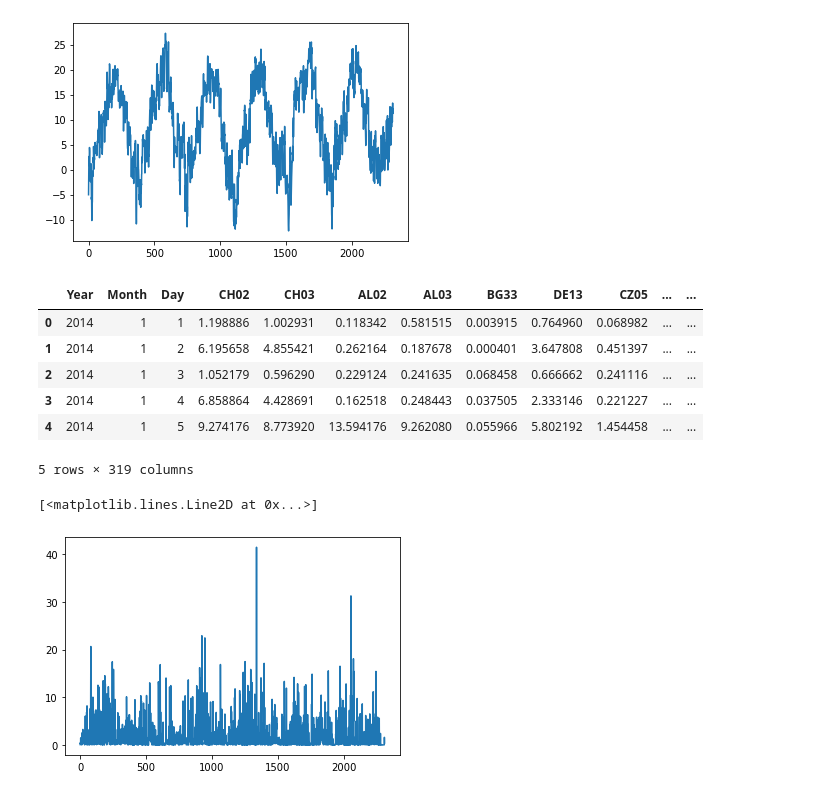
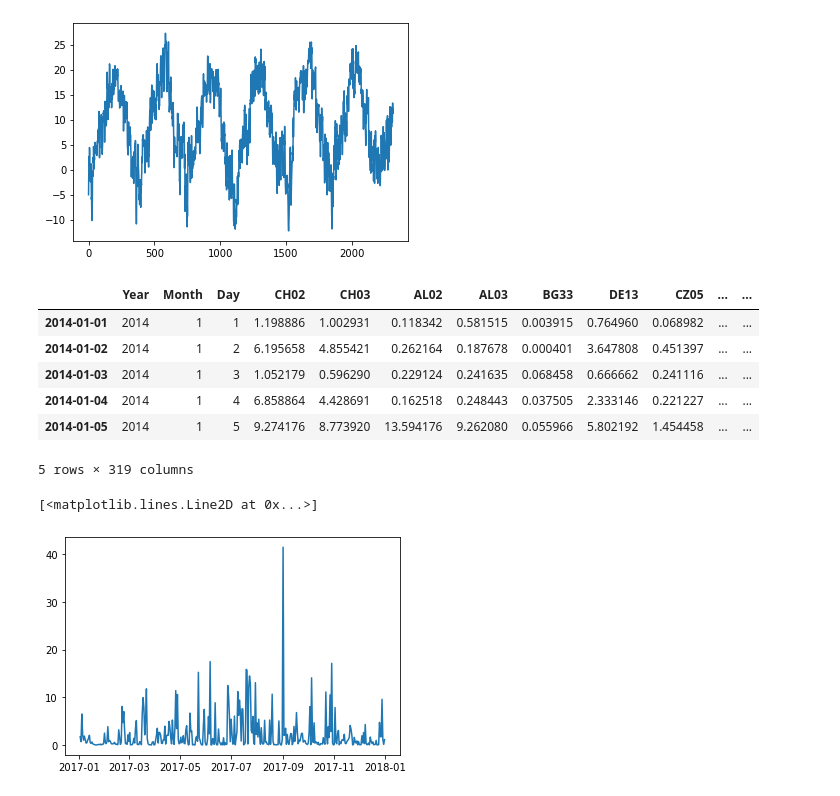
Before and after one commit to ValentinLassaigne/Machine-Learning, a Jupyter notebook: Clim2Power.ipynb, the cells around one changed output. Drawn from its saved outputs; the diff is of its cells as text; code cells hidden in the pictures.

```diff
--- a/Clim2Power.ipynb
+++ b/Clim2Power.ipynb
@@ -67,17 +70,18 @@ plt.plot(df_TA['CZ05'])
 [figure]
 # %%
 df_TP = pd.read_csv('TP_tab.csv',delimiter=';')
+df_TP.index=pd.to_datetime(df_TP[['Year','Month','Day']])
 df_TP.head()
 # %% [output]
 |  | Year | Month | Day | CH02 | CH03 | AL02 | AL03 | BG33 | DE13 | CZ05 | ... | ... |
-| 0 | 2014 | 1 | 1 | 1.198886 | 1.002931 | 0.118342 | 0.581515 | 0.003915 | 0.764960 | 0.068982 | ... | ... |
-| 1 | 2014 | 1 | 2 | 6.195658 | 4.855421 | 0.262164 | 0.187678 | 0.000401 | 3.647808 | 0.451397 | ... | ... |
-| 2 | 2014 | 1 | 3 | 1.052179 | 0.596290 | 0.229124 | 0.241635 | 0.068458 | 0.666662 | 0.241116 | ... | ... |
-| 3 | 2014 | 1 | 4 | 6.858864 | 4.428691 | 0.162518 | 0.248443 | 0.037505 | 2.333146 | 0.221227 | ... | ... |
-| 4 | 2014 | 1 | 5 | 9.274176 | 8.773920 | 13.594176 | 9.262080 | 0.055966 | 5.802192 | 1.454458 | ... | ... |
+| 2014-01-01 | 2014 | 1 | 1 | 1.198886 | 1.002931 | 0.118342 | 0.581515 | 0.003915 | 0.764960 | 0.068982 | ... | ... |
+| 2014-01-02 | 2014 | 1 | 2 | 6.195658 | 4.855421 | 0.262164 | 0.187678 | 0.000401 | 3.647808 | 0.451397 | ... | ... |
+| 2014-01-03 | 2014 | 1 | 3 | 1.052179 | 0.596290 | 0.229124 | 0.241635 | 0.068458 | 0.666662 | 0.241116 | ... | ... |
+| 2014-01-04 | 2014 | 1 | 4 | 6.858864 | 4.428691 | 0.162518 | 0.248443 | 0.037505 | 2.333146 | 0.221227 | ... | ... |
+| 2014-01-05 | 2014 | 1 | 5 | 9.274176 | 8.773920 | 13.594176 | 9.262080 | 0.055966 | 5.802192 | 1.454458 | ... | ... |
 5 rows × 319 columns
 # %%
-plt.plot(df_TP['CZ05'])
+plt.plot(df_TP[(df_TP.index>'2017')&(df_TP.index<'2018')]['CZ05'])
 # %% [output]
 [<matplotlib.lines.Line2D at 0x...>]
-[figure, old version]
+[figure, new version]
```
Also changed, not shown: parts of 20 cells of this notebook, 2 other files.
